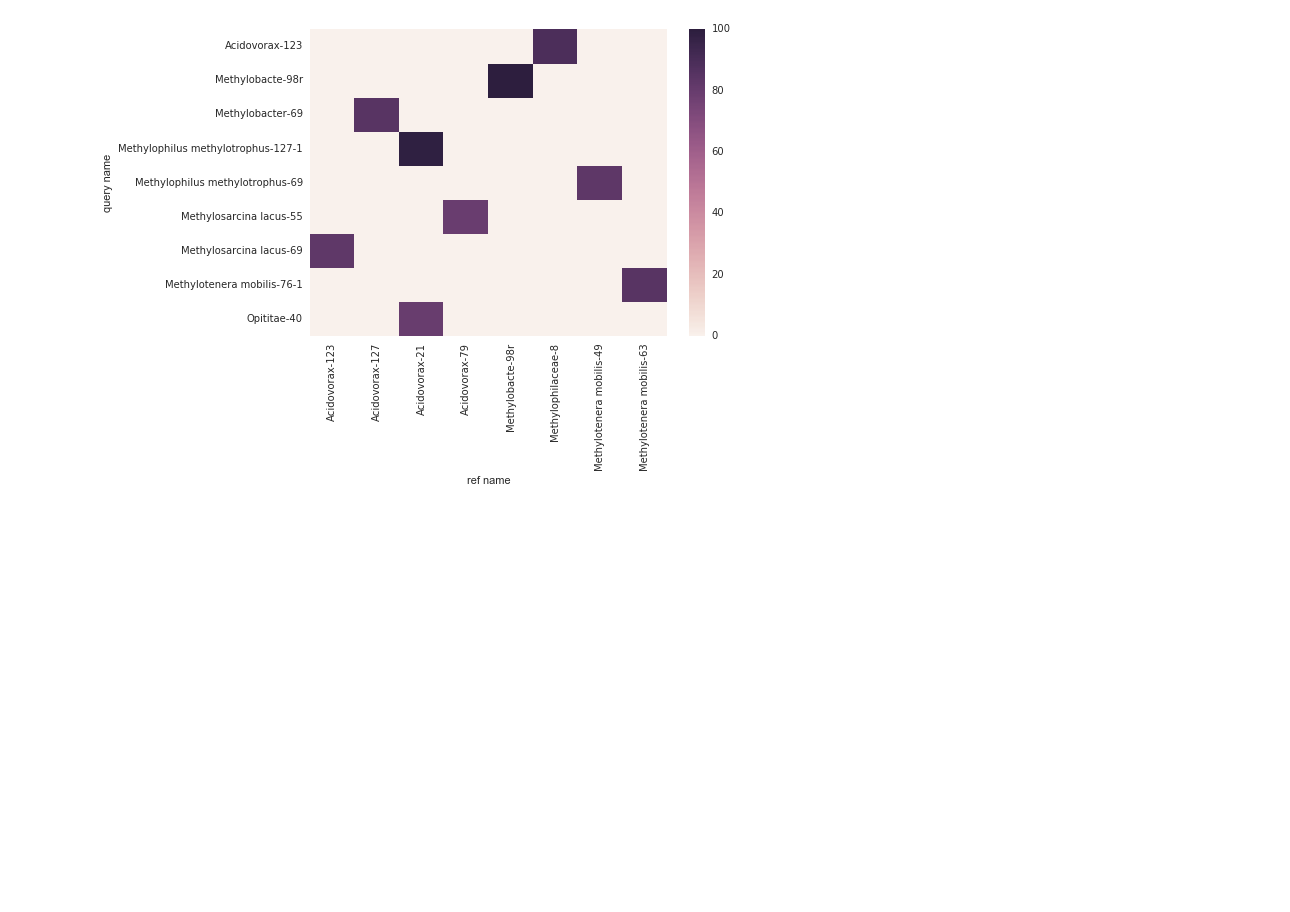
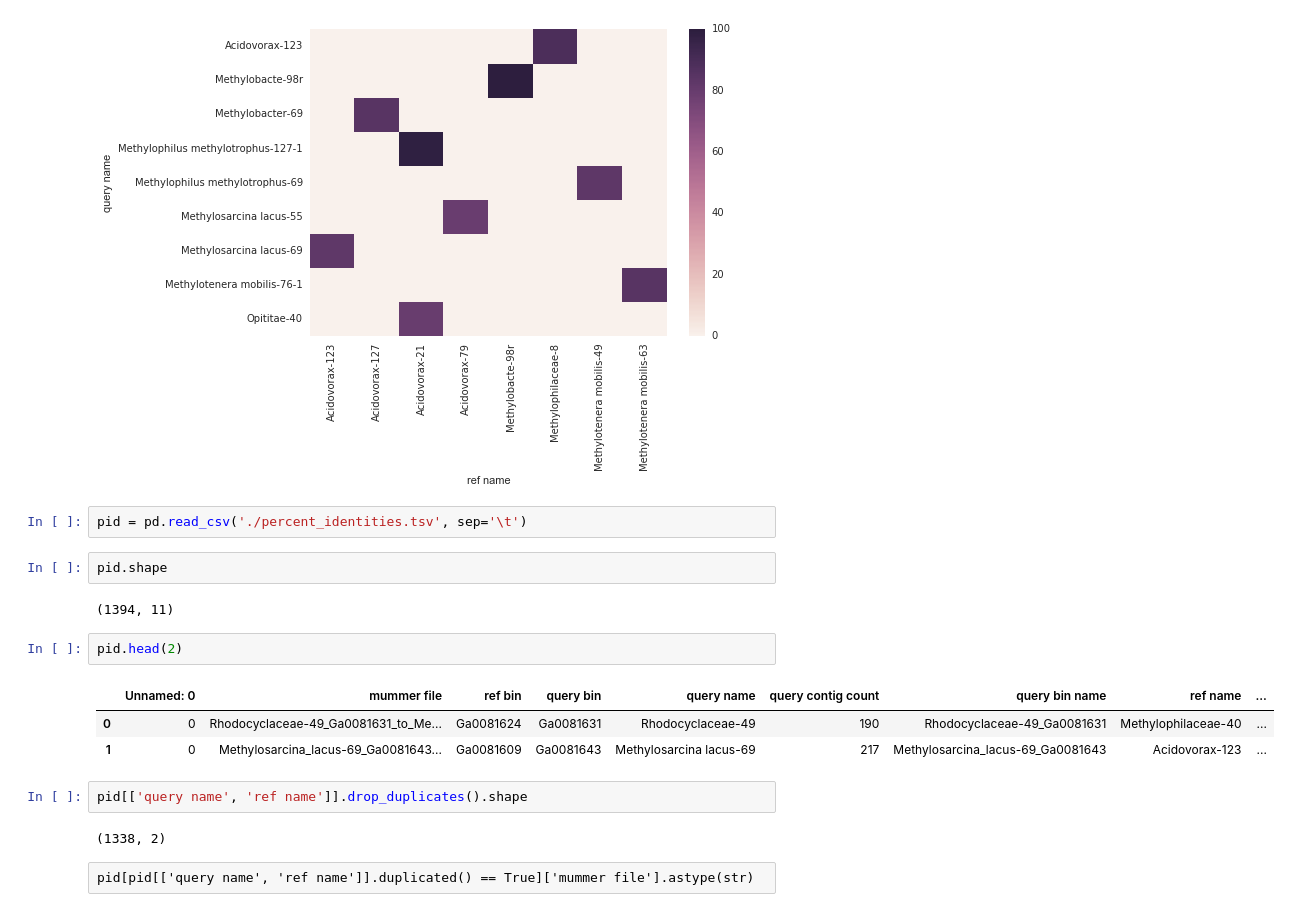
Before and after one commit to JanetMatsen/meta4_bins_janalysis, a Jupyter notebook: compare_bins/Develop_mummer_aggregation.ipynb, the cells around one changed output. Drawn from its saved outputs; the diff is of its cells as text; blank space fills up the shorter version.

Commit message:
need to fix duplicate rows before heatmaps can be made
seems like Methylotenera_mobilis-49 has an extra set
of records.

```diff
--- a/compare_bins/Develop_mummer_aggregation.ipynb
+++ b/compare_bins/Develop_mummer_aggregation.ipynb
@@ -116,3 +116,21 @@ sns.heatmap(res_piv)
 # %% [output]
 <matplotlib.axes._subplots.AxesSubplot at 0x...>
 [figure]
+# %%
+pid = pd.read_csv('./percent_identities.tsv', sep='\t')
+# %%
+pid.shape
+# %% [output]
+(1394, 11)
+# %%
+pid.head(2)
+# %% [output]
+|  | Unnamed: 0 | mummer file | ref bin | query bin | query name | query contig count | query bin name | ref name | ... |
+| 0 | 0 | Rhodocyclaceae-49_Ga0081631_to_Me... | Ga0081624 | Ga0081631 | Rhodocyclaceae-49 | 190 | Rhodocyclaceae-49_Ga0081631 | Methylophilaceae-40 | ... |
+| 1 | 0 | Methylosarcina_lacus-69_Ga0081643... | Ga0081609 | Ga0081643 | Methylosarcina lacus-69 | 217 | Methylosarcina_lacus-69_Ga0081643 | Acidovorax-123 | ... |
+# %%
+pid[['query name', 'ref name']].drop_duplicates().shape
+# %% [output]
+(1338, 2)
+# %% [raw]
+pid[pid[['query name', 'ref name']].duplicated() == True]['mummer file'].astype(str)
```
Also changed, not shown: parts of 18 cells of this notebook, 1 other file.
